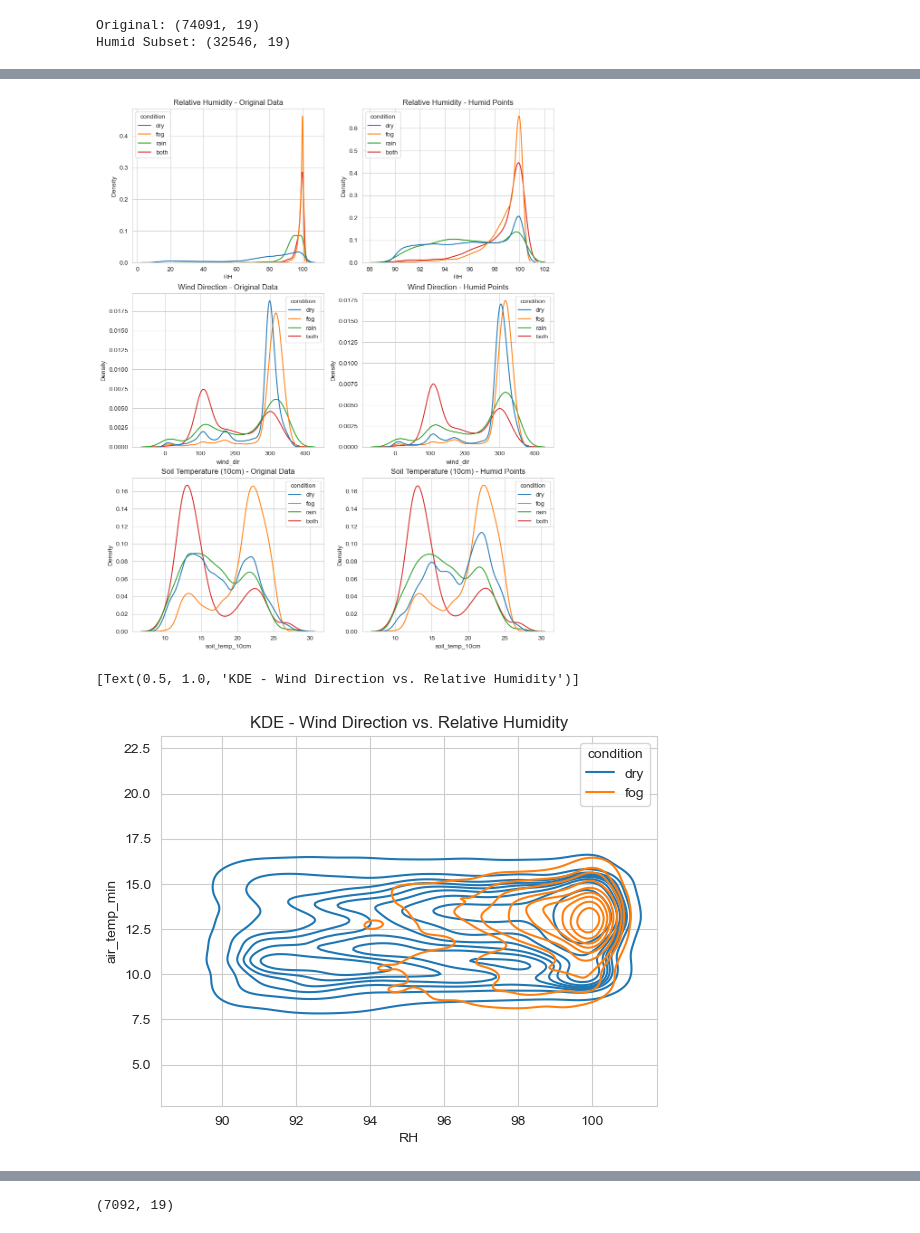
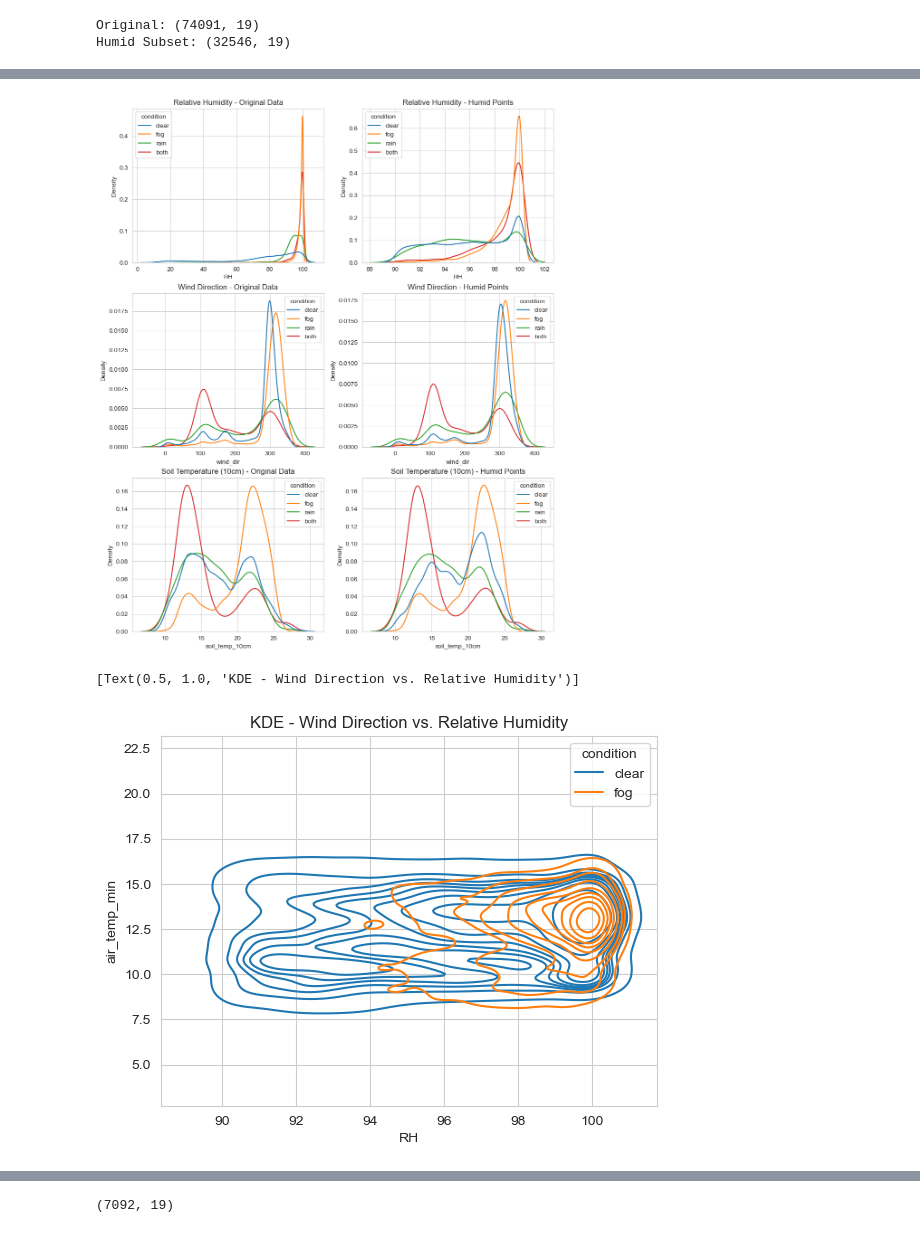
Before and after one commit to UCSB-NRS/sci-fog-analysis, a Jupyter notebook: notebooks/02-eda/pozo-smo2-humid-eda.ipynb, the cells around one changed output, grey strips where cells are left out. Cells and saved outputs as stored; diff of their text form; code cells hidden in the pictures.

Commit message:
Cleaned up smo2 humid data eda.

```diff
--- a/notebooks/02-eda/pozo-smo2-humid-eda.ipynb
+++ b/notebooks/02-eda/pozo-smo2-humid-eda.ipynb
@@ -22,15 +31,29 @@ pd.set_option('display.float_format', lambda x: '%.2f' % x)
 # Functions
 ----
 # %%
-# Check dew point
+def calc_dew_point(airtemp_series, rh_series):
+    """
+    Calculates dew point from temperature and relative humidity.
 
-def calc_dew_point(temp_series, rh_series):
+    The dew point is the temperature at which air becomes saturated with moisture and water begins to condense.
+
+    Parameters
+    ----------
+    airtemp_series : pandas.Series
+        Series of temperature values.
+    rh_series : pandas.Series
+        Series of relative humidity values.
+
+    Returns
+    -------
+        Series of dew point values.
+    """
     b = 17.625
     c = 243.04
 
     dew_point = []
-    for i in range(len(temp_series)):
-        gamma = np.log((rh_series.iloc[i]/100)) + (b*temp_series.iloc[i])/(c+temp_series.iloc[i])
+    for i in range(len(airtemp_series)):
+        gamma = np.log((rh_series.iloc[i]/100)) + (b*airtemp_series.iloc[i])/(c+airtemp_series.iloc[i])
         dp = (c * gamma) / (b - gamma)
 
         dew_point.append(dp)
@@ -41,7 +64,7 @@ def calc_dew_point(temp_series, rh_series):
 ----
 # %%
 #### Read in and Prepare Data ####
-df_path = "/Users/patmccornack/Documents/ucsb_fog_project/data/csv/SCI_POZO_SM02.csv"
+df_path = "./data/01-raw/met-station/sci-pozo-smo2-2021-2023.csv"
 df_og = pd.read_csv(df_path)
 
 col_names = ['time', 'fog', 'RH', 'rad', 'air_temp_avg', 'air_temp_min', 'atm_pressure',
@@ -67,16 +90,14 @@ df_og.columns = col_names
 print(f"NA Counts: \n{df_og.isna().sum()}")
 df_og.dropna(inplace=True)
 
-# Drop observations
+# Drop observations where RH is 0
 df_og = df_og.drop(df_og.loc[df_og['RH'] == 0].index)  # 3 observations, improbable to have 0% RH and fog
 
-
 # Derived variables
-
 ## Create variable for presence of rain/fog/both
-df_og['condition'] = 'dry'
+df_og['condition'] = 'clear'
 for index, row in df_og.iterrows():
-    condition='dry'
+    condition='clear'
     if row['fog'] > 0:
         df_og.loc[index, 'condition'] = 'fog'
 
@@ -89,7 +110,6 @@ for index, row in df_og.iterrows():
 ## Create dewpoint temperature variable
 df_og['dew_point'] = calc_dew_point(df_og['air_temp_min'], df_og['RH'])
 
-
 ## Difference between air temp and dew point
 df_og['dew_point_depression'] = df_og['air_temp_min'] - df_og['dew_point']
 
@@ -284,17 +304,17 @@ ax[2][1].set(title='Soil Temperature (10cm) - Humid Points')
 
 plt.show()
 # %% [output]
-[figure, old version]
+[figure, new version]
 # %%
 #### Bivariate KDE Plot ####
-ax = sns.kdeplot(data=df_humid.loc[df_humid['condition'].isin(['dry','fog'])],
+ax = sns.kdeplot(data=df_humid.loc[df_humid['condition'].isin(['clear','fog'])],
                  x='RH',
                  y='air_temp_min',
                  hue='condition',
                  common_norm=False)
 ax.set(title='KDE - Wind Direction vs. Relative Humidity')
 #ax.set_ylim(0,10)
 # %% [output]
 [Text(0.5, 1.0, 'KDE - Wind Direction vs. Relative Humidity')]
-[figure, old version]
+[figure, new version]
 # %% [markdown]
```
Also changed, not shown: parts of 9 cells of this notebook.
